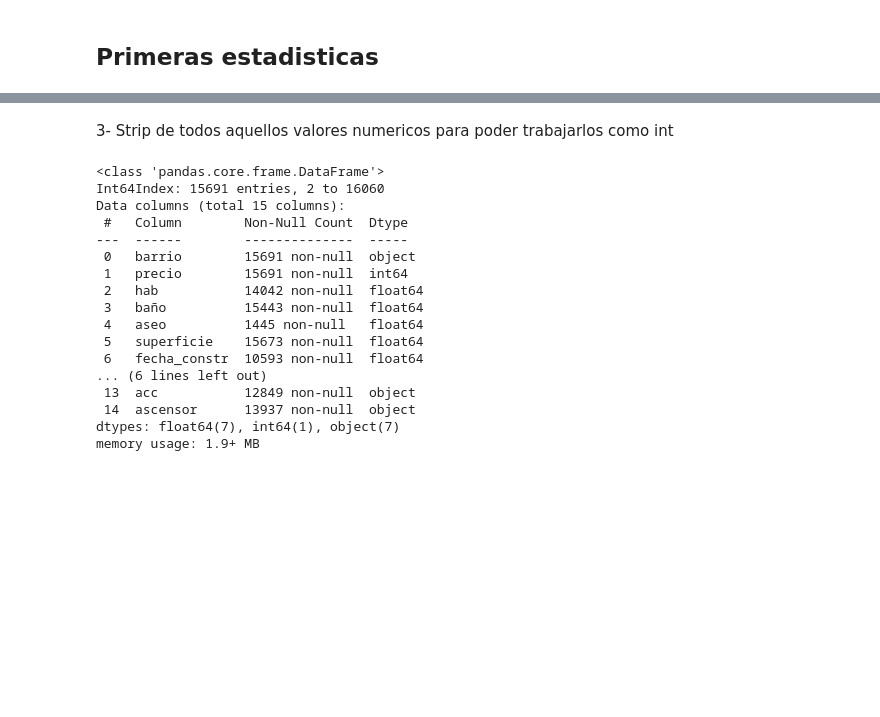
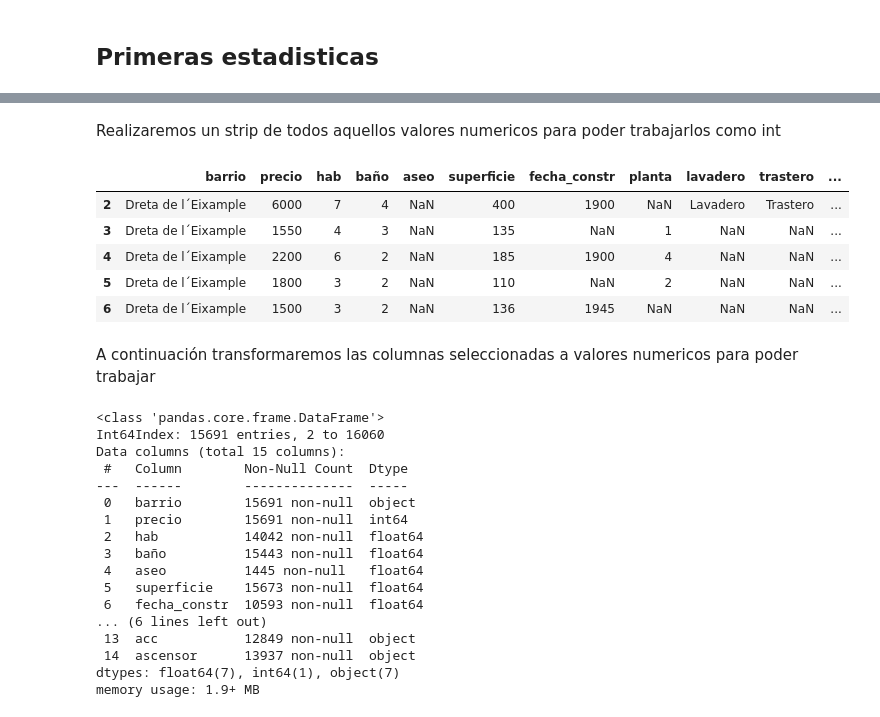
Before and after one commit to sanchezgamezjc/RealEstate_Data, a Jupyter notebook: Clean_DDBB_Buy.ipynb, the cells around one changed output, grey strips where cells are left out. Drawn from its saved outputs; the diff is of its cells as text; code cells hidden in the pictures; blank space fills up the shorter version.

```diff
--- a/Clean_DDBB_Buy.ipynb
+++ b/Clean_DDBB_Buy.ipynb
@@ -112,24 +131,35 @@ db
 # %% [markdown]
-3- Strip de todos aquellos valores numericos para poder trabajarlos como int
+Realizaremos un strip de todos aquellos valores numericos para poder trabajarlos como int
 # %%
 db['superficie'] = db['superficie'].str.strip('Superficie m')
 db['superficie'] = db['superficie'].str.strip()
 
 db['planta'] = db['planta'].str.strip('Planta número')
 
 db['fecha_constr'] = db['fecha_constr'].str.strip('Año construcción')
 
 db['precio'] = db['precio'].str.strip('€')
-db['precio'] = db['precio'].str.replace('.','')
+db['precio'] = db['precio'].replace('.','')
 
 db['hab'] = db['hab'].str.strip('habitaciones')
 
 db['baño'] = db['baño'].str.strip('Baños')
 
 db['aseo'] = db['aseo'].str.strip('Aseo')
 
 db['terraza'] = db['terraza'].str.strip('Terraza m / Balcón')
 db['terraza'] = db['terraza'].str.strip()
+
+db.head()
+# %% [output]
+|  | barrio | precio | hab | baño | aseo | superficie | fecha_constr | planta | lavadero | trastero | ... |
+| 2 | Dreta de l´Eixample | 6000 | 7 | 4 | NaN | 400 | 1900 | NaN | Lavadero | Trastero | ... |
+| 3 | Dreta de l´Eixample | 1550 | 4 | 3 | NaN | 135 | NaN | 1 | NaN | NaN | ... |
+| 4 | Dreta de l´Eixample | 2200 | 6 | 2 | NaN | 185 | 1900 | 4 | NaN | NaN | ... |
+| 5 | Dreta de l´Eixample | 1800 | 3 | 2 | NaN | 110 | NaN | 2 | NaN | NaN | ... |
+| 6 | Dreta de l´Eixample | 1500 | 3 | 2 | NaN | 136 | 1945 | NaN | NaN | NaN | ... |
+# %% [markdown]
+A continuación transformaremos las columnas seleccionadas a valores numericos para poder trabajar
 # %%
 db[['superficie', 'planta', 'fecha_constr', 'precio', 'hab', 'baño', 'aseo', 'terraza']] = db[['superficie', 'planta', 'fecha_constr', 'precio', 'hab', 'baño', 'aseo', 'terraza']].apply(pd.to_numeric)
 # %%
```
Also changed, not shown: parts of 17 cells of this notebook.
